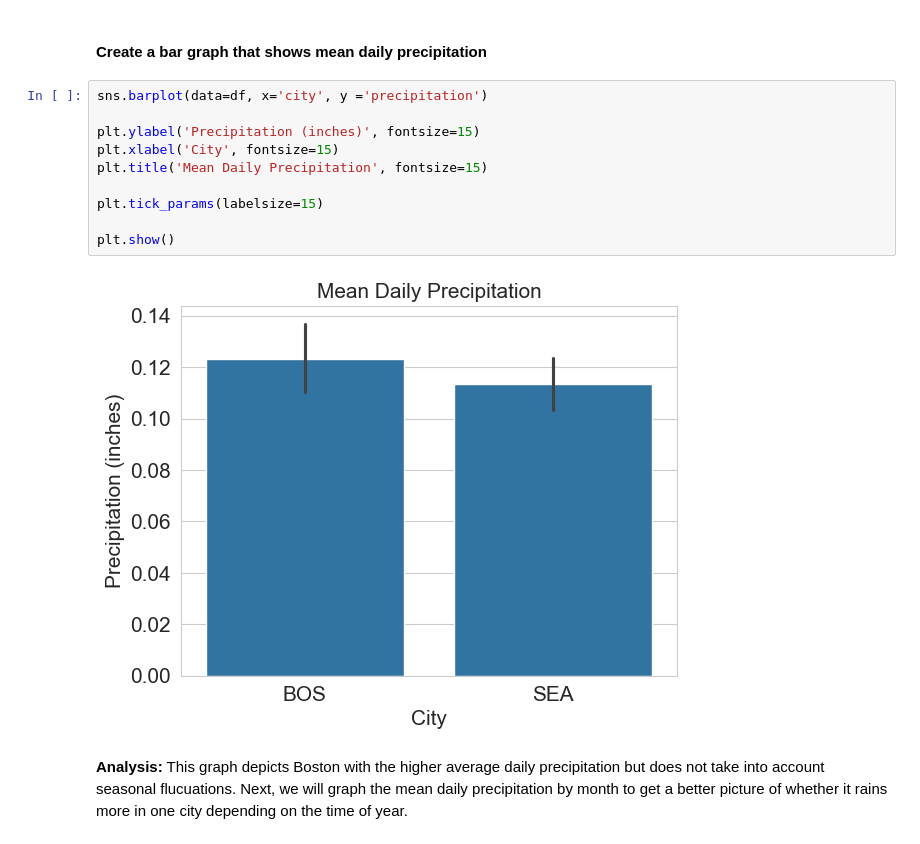
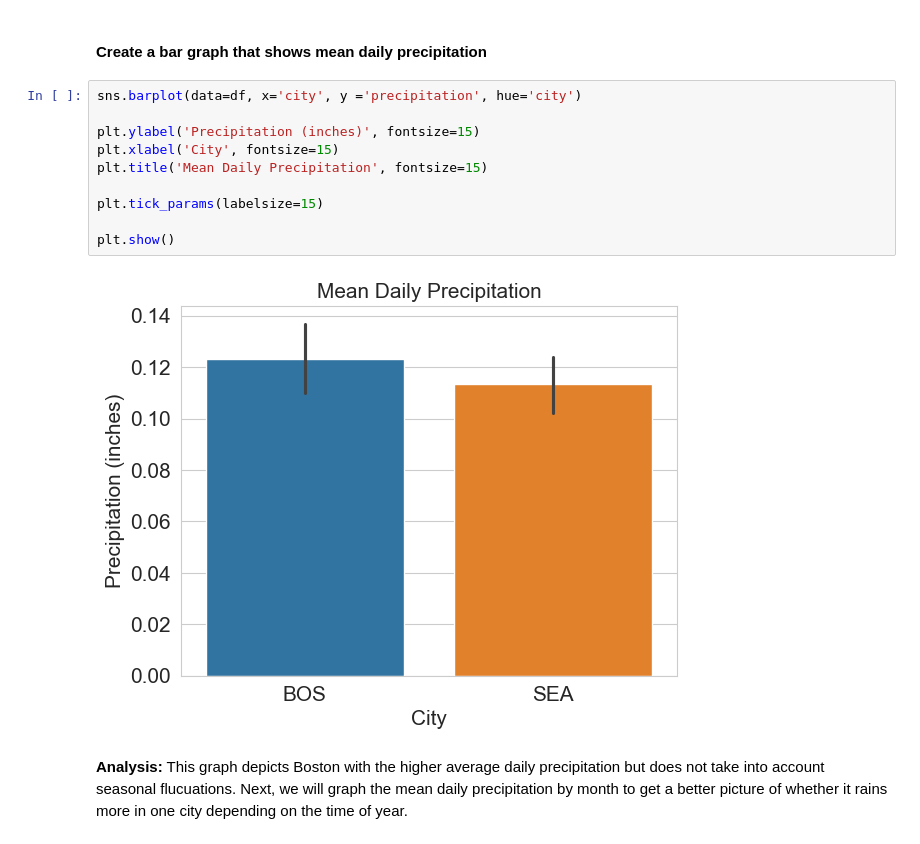
Before and after one commit to mcsilver99/weather, a Jupyter notebook: code/seattle_boston_weather.ipynb, the cells around one changed output. Cells and saved outputs as stored; diff of their text form.

```diff
--- a/code/seattle_boston_weather.ipynb
+++ b/code/seattle_boston_weather.ipynb
@@ -246,17 +236,17 @@ df[['city', 'precipitation']].groupby('city').describe()
 # %% [markdown]
 #### Create a bar graph that shows mean daily precipitation
 # %%
-sns.barplot(data=df, x='city', y ='precipitation')
+sns.barplot(data=df, x='city', y ='precipitation', hue='city')
 
 plt.ylabel('Precipitation (inches)', fontsize=15)
 plt.xlabel('City', fontsize=15)
 plt.title('Mean Daily Precipitation', fontsize=15)
 
 plt.tick_params(labelsize=15)
 
 plt.show()
 # %% [output]
-[figure, old version]
+[figure, new version]
 # %% [markdown]
 **Analysis:** This graph depicts Boston with the higher average daily precipitation but does not take into account seasonal flucuations. Next, we will graph the mean daily precipitation by month to get a better picture of whether it rains more in one city depending on the time of year.
 # %% [markdown]
```
Also changed, not shown: parts of 19 cells of this notebook, 4 other files.
